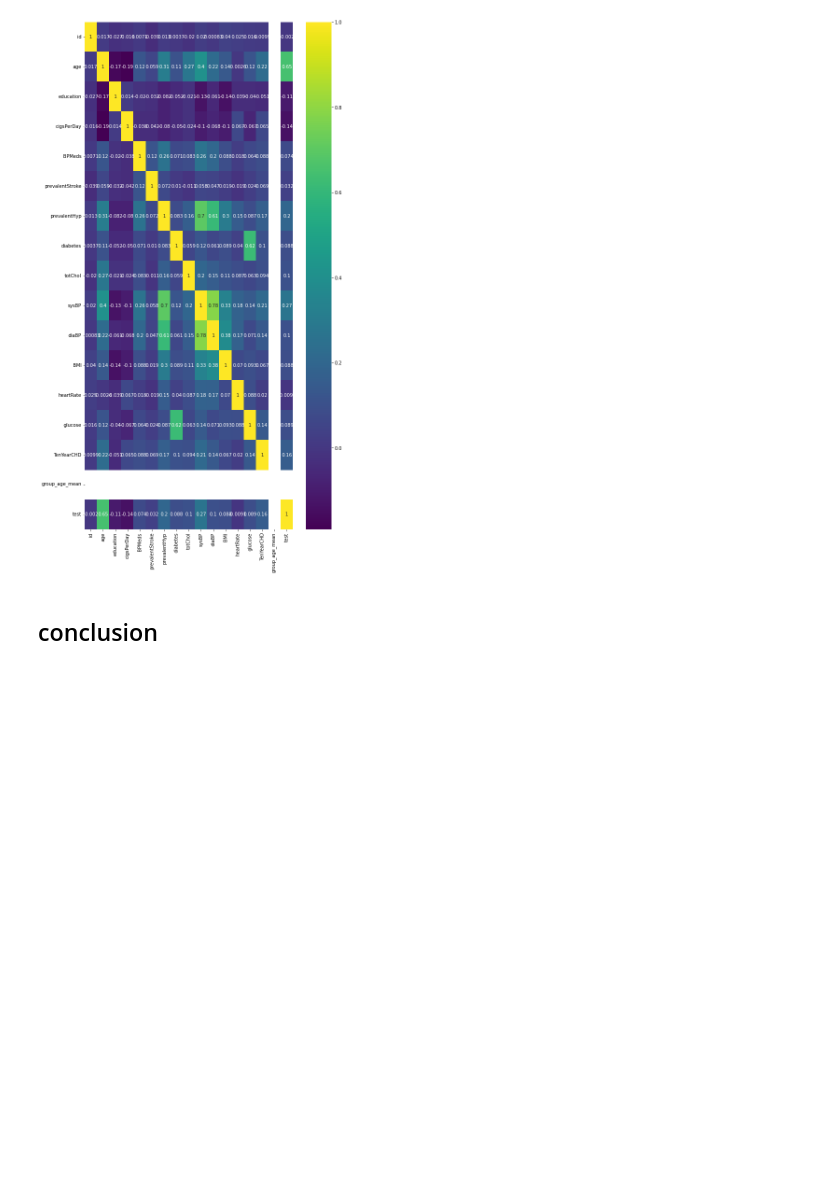
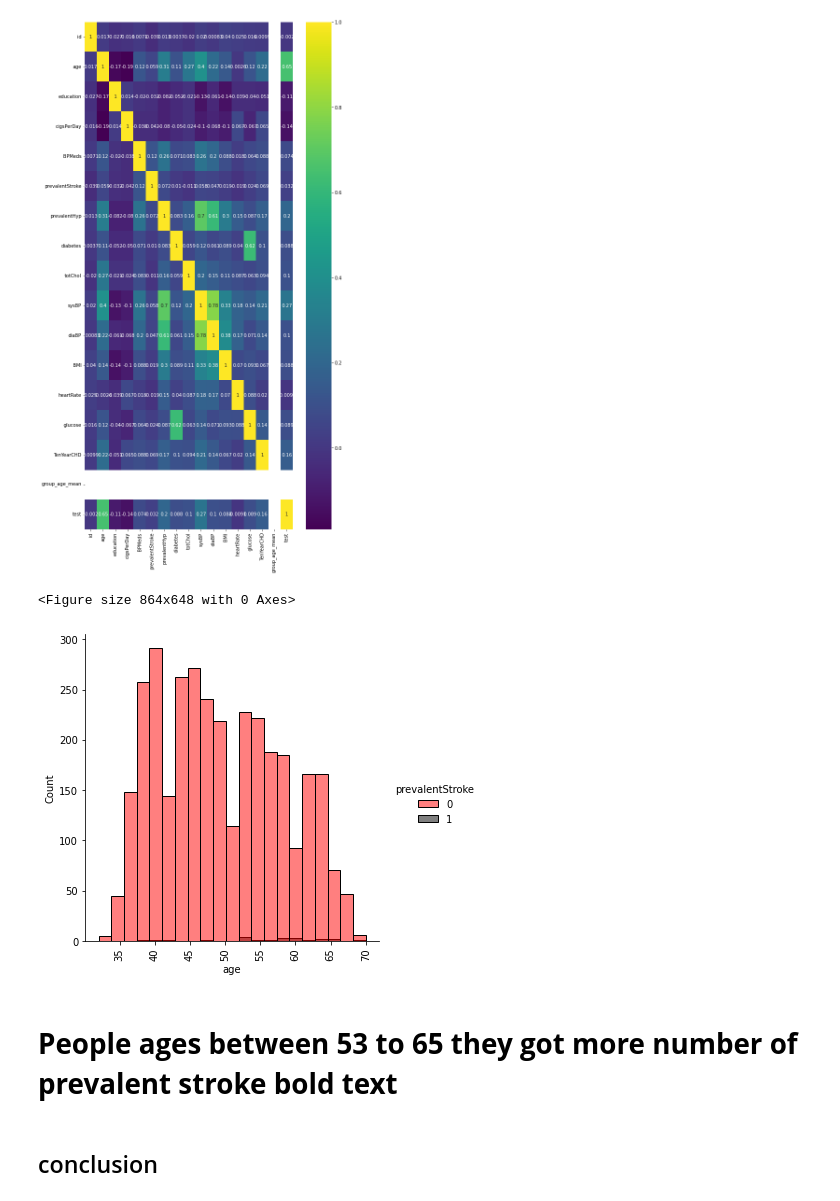
Before and after one commit to razsahil/cardiovascular_risk-analysis, a Jupyter notebook: EDA_PROJECT_.ipynb, the cells around one changed output. Drawn from its saved outputs; the diff is of its cells as text; code cells hidden in the pictures; blank space fills up the shorter version.

```diff
--- a/EDA_PROJECT_.ipynb
+++ b/EDA_PROJECT_.ipynb
@@ -529,6 +367,16 @@ sn.heatmap(data.corr(),annot=True,cmap='viridis')
 # %% [output]
 <matplotlib.axes._subplots.AxesSubplot at 0x...>
 [figure]
+# %%
+plt.figure(figsize=(12,9))
+sn.displot(x="age",data=data,hue="prevalentStroke",palette=['#FF0000','#000000'])
+plt.xticks(rotation=90)
+plt.show()
+# %% [output]
+<Figure size 864x648 with 0 Axes>
+[figure, added]
+# %% [markdown]
+# **People** **ages** **between** **53** **to** **65** **they** **got** **more** **number** **of** **prevalent** **stroke** **bold text**
 # %% [markdown]
 ## conclusion
 # %% [markdown]
```
Also changed, not shown: parts of 21 cells of this notebook.
